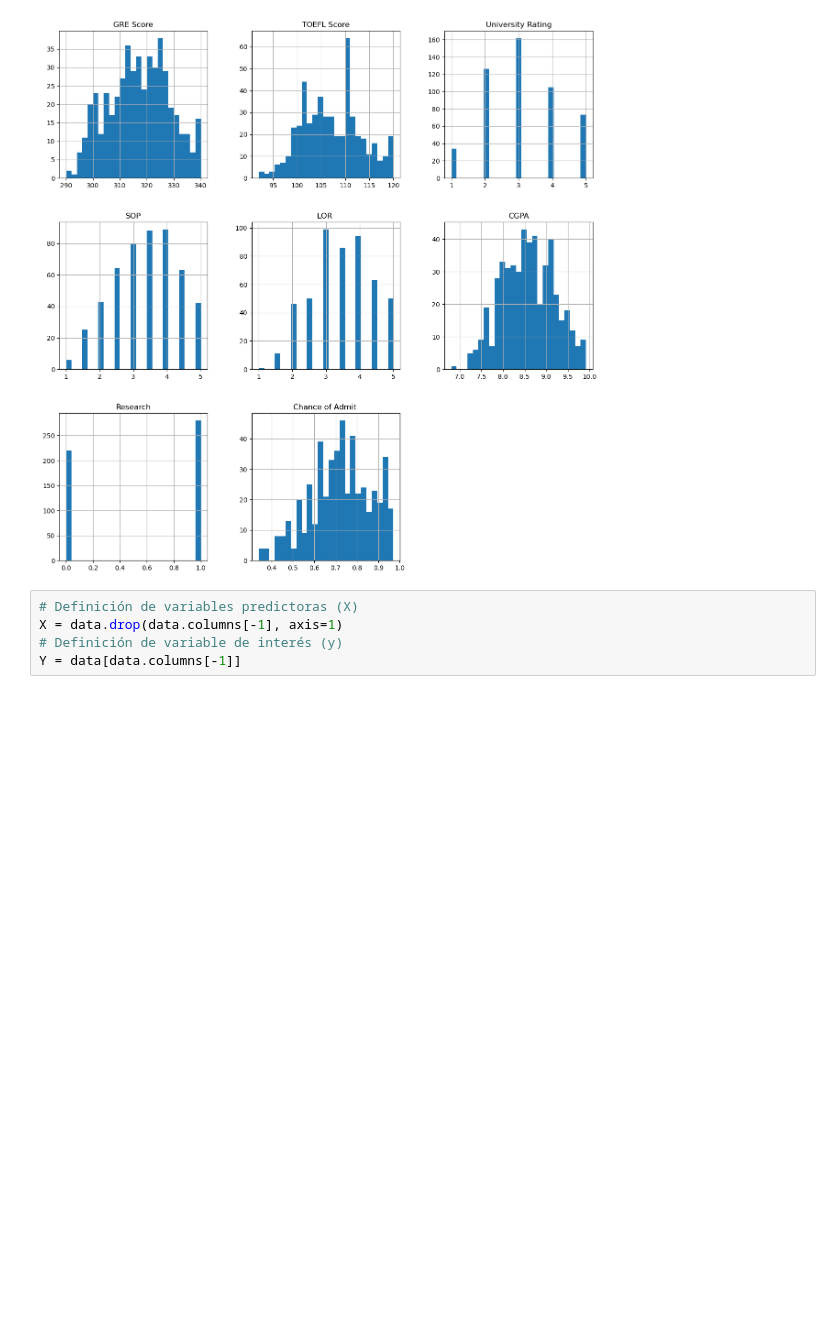
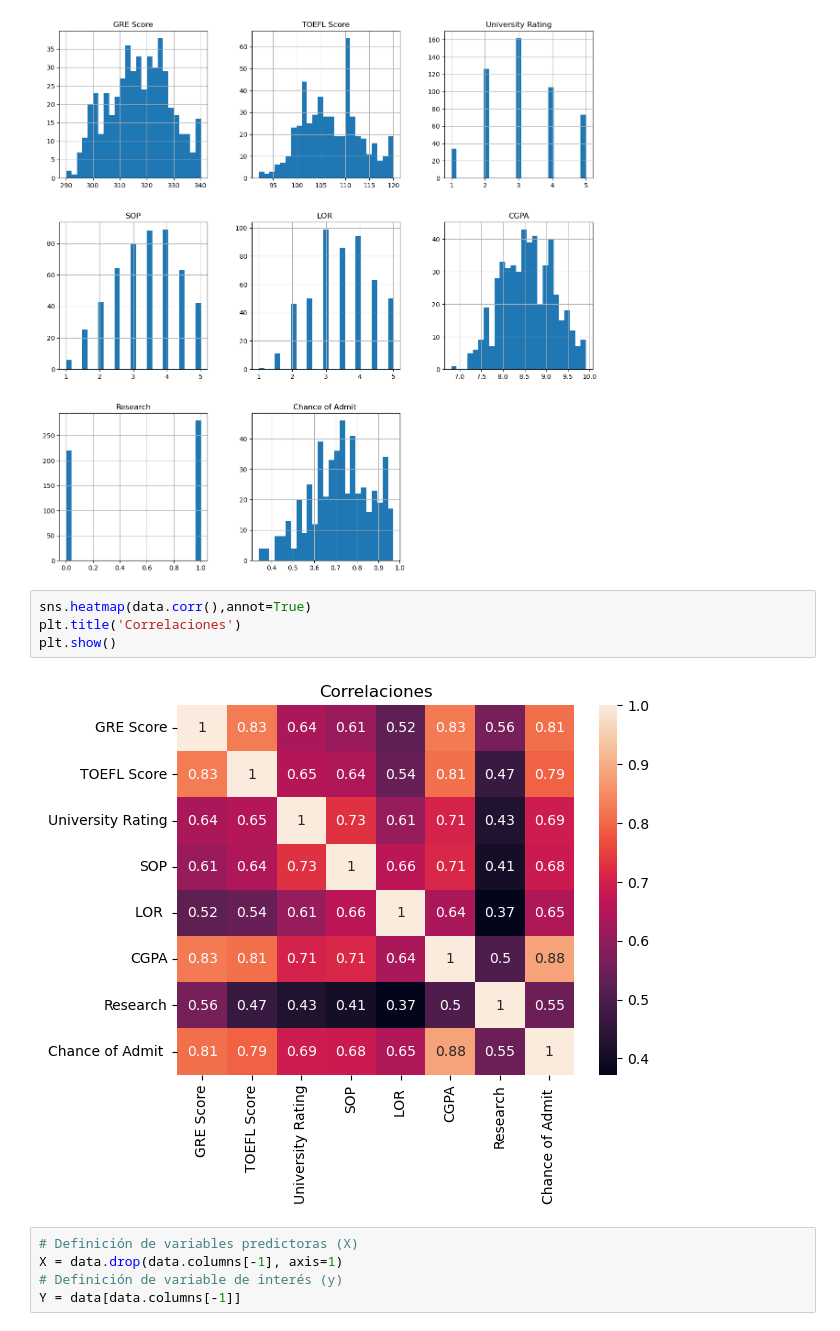
Before and after one commit to christiansakerb/ML_PLN, a Jupyter notebook: Semana 6/S6TC1-Redes_Neuronales.ipynb, the cells around one changed output. Drawn from its saved outputs; the diff is of its cells as text; blank space fills up the shorter version.

```diff
--- a/Semana 6/S6TC1-Redes_Neuronales.ipynb
+++ b/Semana 6/S6TC1-Redes_Neuronales.ipynb
@@ -47,6 +50,12 @@ data.hist(bins=25, figsize=(15,15))
 plt.show()
 # %% [output]
 [figure]
+# %%
+sns.heatmap(data.corr(),annot=True)
+plt.title('Correlaciones')
+plt.show()
+# %% [output]
+[figure, added]
 # %%
 # Definición de variables predictoras (X)
 X = data.drop(data.columns[-1], axis=1)
```
Also changed, not shown: parts of 13 cells of this notebook.
